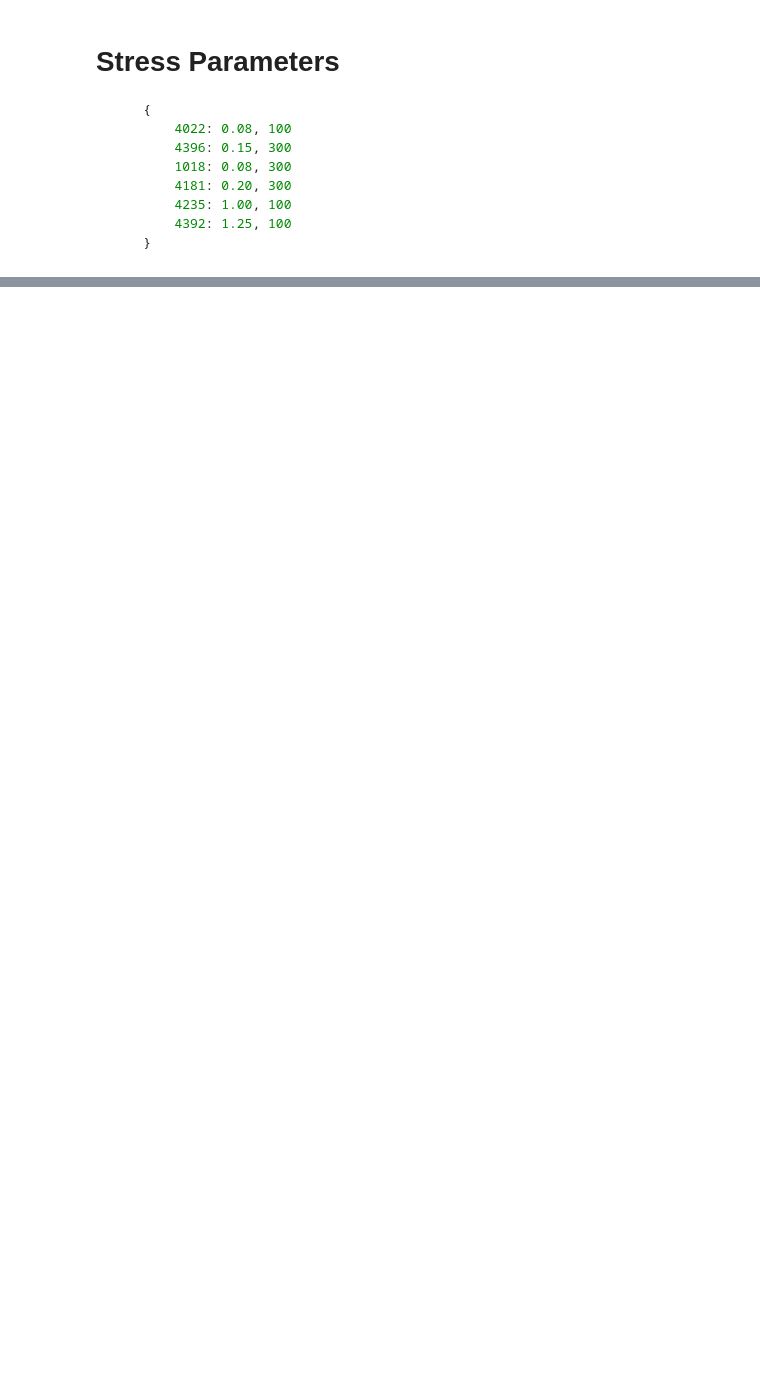
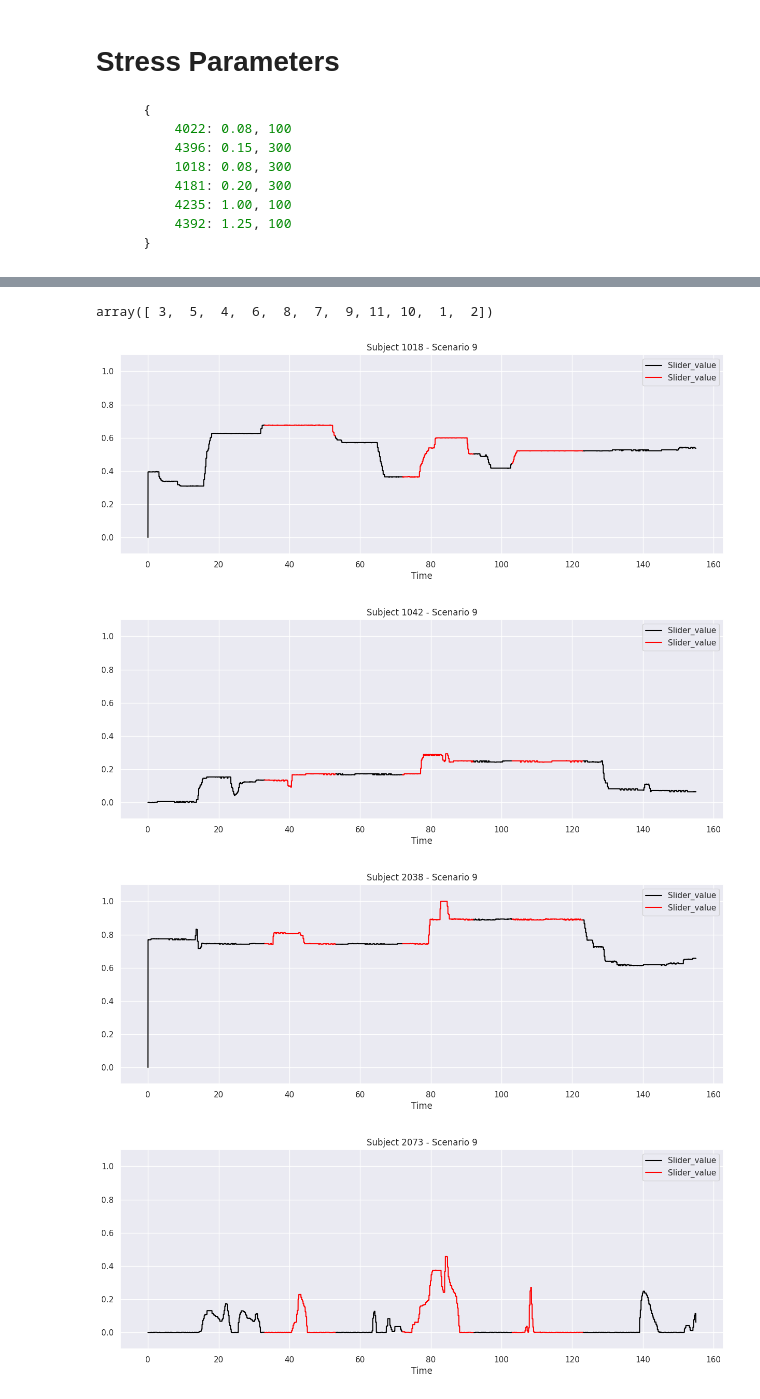
Before and after one commit to EU-TEACHING/teaching-automotive-demo, a Jupyter notebook: modeling.ipynb, the cells around one changed output, grey strips where cells are left out. Saved outputs shown, nothing was run; the diff lists cells and outputs as text; code cells hidden in the pictures; blank space fills up the shorter version.

```diff
--- a/modeling.ipynb
+++ b/modeling.ipynb
@@ -22,8 +0,0 @@ for x in range(scenario_id, scenario_id+1):
-# %%
-import seaborn as sns
-import matplotlib.pyplot as plt
-
-ax = plt.gca()
-sns.kdeplot(data=df[df["ScenarioID"] > 2], x="Slider_value", common_norm=False, alpha=.5, ax=ax)
-ax.set_title("Subject " + subj_id)
-plt.show()
@@ -132,10 +26,0 @@ baseline.plot(x="Time", y=["Slider_value", "EDA_Clean", "EDA_Phasic"], figsize=(
-# %%
-import seaborn as sns
-subj_id = "2038"
-
-bs_path = os.path.join(
-    f"/raid/decaro/datasets/processed/AVLStudy/SUBJ_{subj_id}/", f"SUBJ_{subj_id}_SCEN_00_MODE_FreeDriving.csv"
-)
-baseline = pd.read_csv(bs_path)
-baseline["Slider_value"] /= 1024
-baseline.iloc[500:].plot(x="Time", y=["Slider_value", "EDA_Clean", "EDA_Tonic", "EDA_Phasic"], figsize=(20, 10))
@@ -144,0 +186,35 @@ sns.kdeplot(data=abs(baseline[["EDA_Phasic"]]), x="EDA_Phasic", common_norm=Fals
+# %%
+coll_data["ScenarioID"].unique()
+# %% [output]
+array([ 3,  5,  4,  6,  8,  7,  9, 11, 10,  1,  2])
+# %%
+from copy import deepcopy
+
+# sid = "1042"
+for sid in ["1018", "1042", "2038", "2073", "3044", "4022", "4235", "4392", "4396"]:
+    coll_data, validation_data = process_data(sid)
+    for scenario_id in [9]: # [3, 5, 4, 6, 8, 7, 9, 11, 10]:
+        fig, ax = plt.subplots(figsize=(15, 5))
+        coll_data_s0 = deepcopy(coll_data)
+        coll_data_s1 = deepcopy(coll_data)
+        coll_data_s0.loc[(coll_data["ScenarioID"] == scenario_id) & (coll_data["events"] == 1), "Slider_value"] = np.nan
+        coll_data_s1.loc[(coll_data["ScenarioID"] == scenario_id) & (coll_data["events"] == 0), "Slider_value"] = np.nan
+        coll_data_s0[coll_data_s0["ScenarioID"] == scenario_id].plot(x="Time", y="Slider_value", color="black", ax=ax)
+        coll_data_s1[coll_data_s1["ScenarioID"] == scenario_id].plot(x="Time", y="Slider_value", color="red", ax=ax)
+        ax.set_title(f"Subject {sid} - Scenario {scenario_id}")
+        ax.set_ylim((-0.1, 1.1))
+
+    # fig, ax = plt.subplots(figsize=(15, 5))
+    # val_data_0 = deepcopy(validation_data)
+    # val_data_1 = deepcopy(validation_data)
+    # val_data_0.loc[(validation_data["events"] == 1), "Slider_value"] = np.nan
+    # val_data_1.loc[(validation_data["events"] == 0), "Slider_value"] = np.nan
+    # val_data_0.plot(x="Time", y="Slider_value", ax=ax, color="black")
+    # val_data_1.plot(x="Time", y="Slider_value", ax=ax, color="red")
+    # ax.set_title(f"Subject {sid} - Validation")
+    # ax.set_ylim((-0.1, 1.1))
+# %% [output]
+[figure, added]
+[figure, added]
+[figure, added]
+[figure, added]
```
Also changed, not shown: parts of 33 cells of this notebook, 3 other files.
